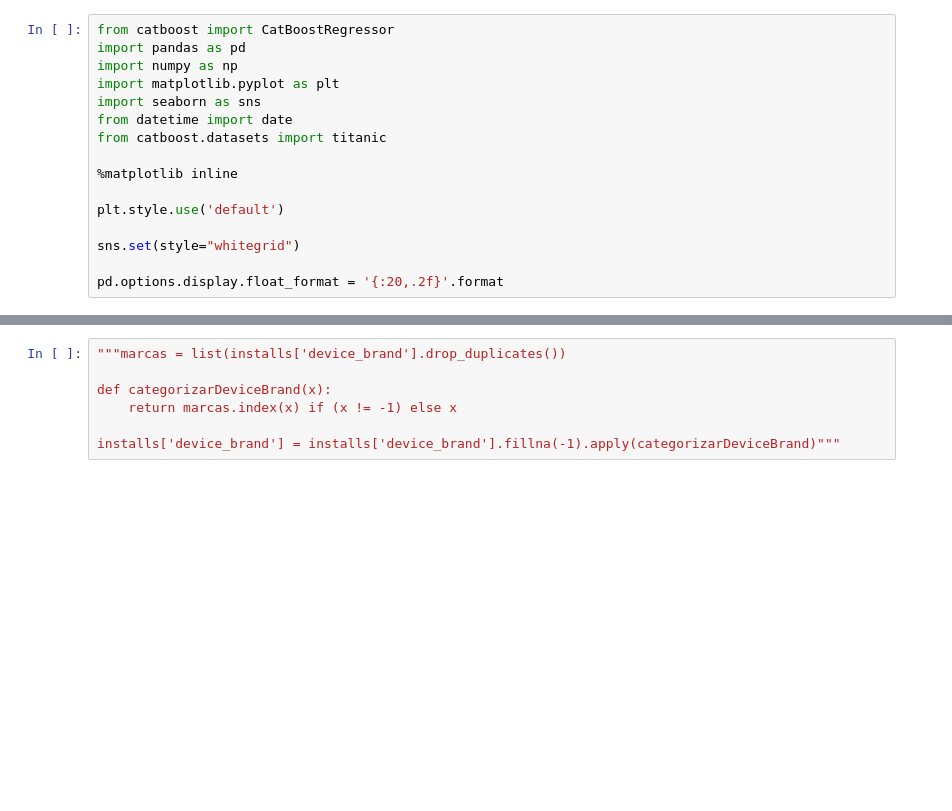
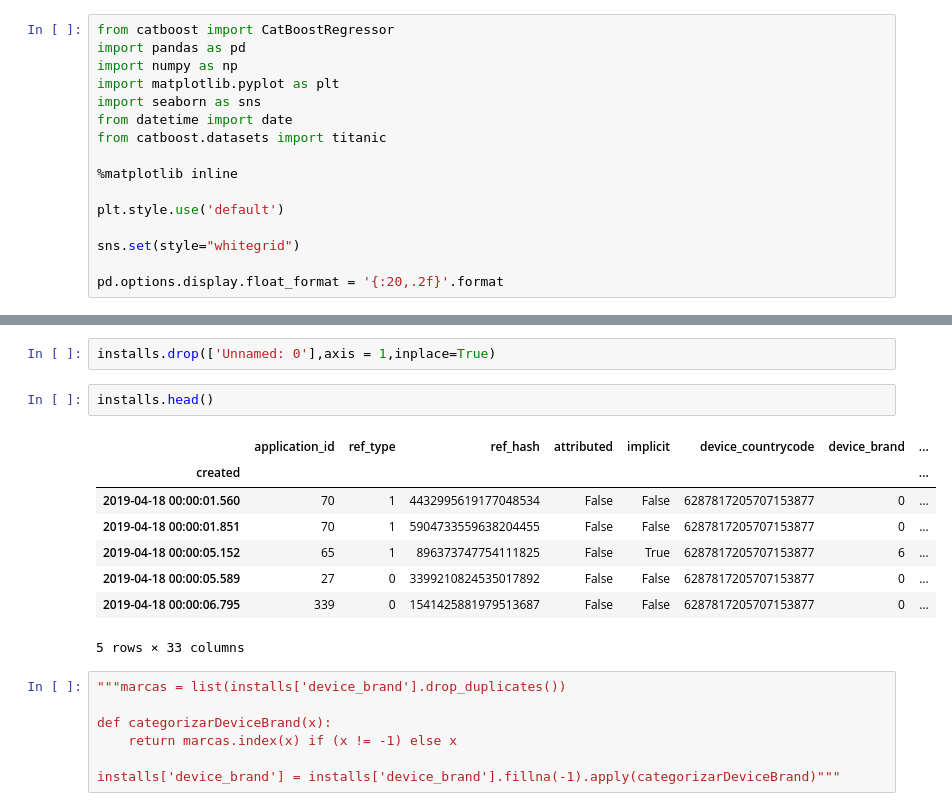
Before and after one commit to EugeniaFranchi/TP-Datos-2019, a Jupyter notebook: TP2/regresionTrees.ipynb, the cells around one changed output, grey strips where cells are left out. Drawn from its saved outputs; the diff is of its cells as text; blank space fills up the shorter version.

```diff
--- a/TP2/regresionTrees.ipynb
+++ b/TP2/regresionTrees.ipynb
@@ -30,3 +30,16 @@ installs.head()
+# %%
+installs.drop(['Unnamed: 0'],axis = 1,inplace=True)
+# %%
+installs.head()
+# %% [output]
+|  | application_id | ref_type | ref_hash | attributed | implicit | device_countrycode | device_brand | ... |
+| created |  |  |  |  |  |  |  | ... |
+| 2019-04-18 00:00:01.560 | 70 | 1 | 4432995619177048534 | False | False | 6287817205707153877 | 0 | ... |
+| 2019-04-18 00:00:01.851 | 70 | 1 | 5904733559638204455 | False | False | 6287817205707153877 | 0 | ... |
+| 2019-04-18 00:00:05.152 | 65 | 1 | 896373747754111825 | False | True | 6287817205707153877 | 6 | ... |
+| 2019-04-18 00:00:05.589 | 27 | 0 | 3399210824535017892 | False | False | 6287817205707153877 | 0 | ... |
+| 2019-04-18 00:00:06.795 | 339 | 0 | 1541425881979513687 | False | False | 6287817205707153877 | 0 | ... |
+5 rows × 33 columns
 # %%
 """marcas = list(installs['device_brand'].drop_duplicates())
 
```
Also changed, not shown: parts of 35 cells of this notebook.
